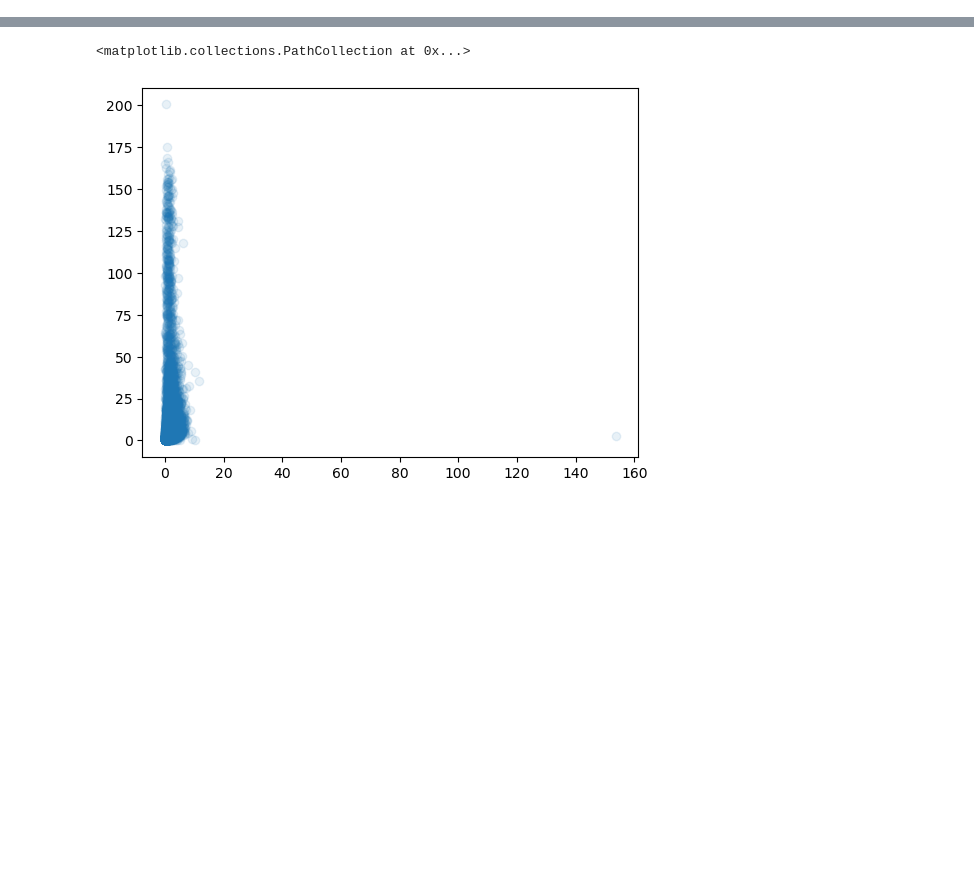
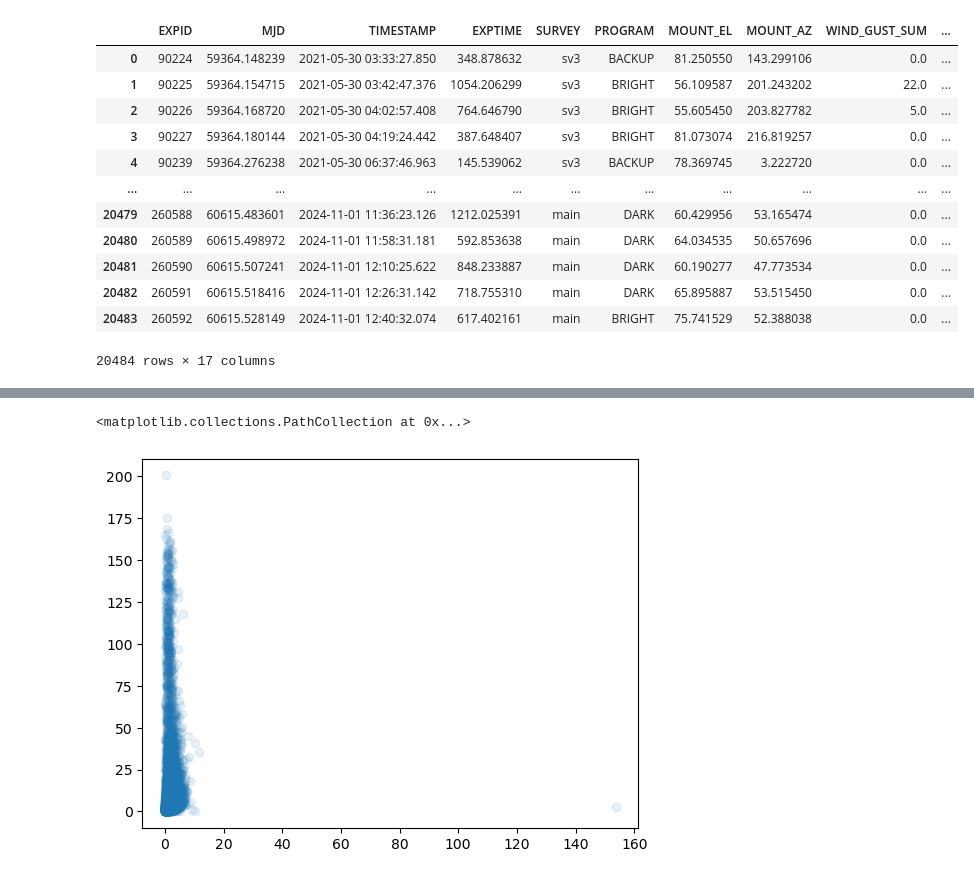
Before and after one commit to forero/wind_effects, a Jupyter notebook: plot_exposure_data.ipynb, the cells around one changed output, grey strips where cells are left out. Cells and saved outputs as stored; diff of their text form; code cells hidden in the pictures; blank space fills up the shorter version.

```diff
--- a/plot_exposure_data.ipynb
+++ b/plot_exposure_data.ipynb
@@ -13,0 +18,16 @@ exposure_table = Table.read('extended_exposure_data.ecsv').to_pandas()
+# %%
+extended_exposure_table
+# %% [output]
+|  | EXPID | MJD | TIMESTAMP | EXPTIME | SURVEY | PROGRAM | MOUNT_EL | MOUNT_AZ | WIND_GUST_SUM | ... |
+| 0 | 90224 | 59364.148239 | 2021-05-30 03:33:27.850 | 348.878632 | sv3 | BACKUP | 81.250550 | 143.299106 | 0.0 | ... |
+| 1 | 90225 | 59364.154715 | 2021-05-30 03:42:47.376 | 1054.206299 | sv3 | BRIGHT | 56.109587 | 201.243202 | 22.0 | ... |
+| 2 | 90226 | 59364.168720 | 2021-05-30 04:02:57.408 | 764.646790 | sv3 | BRIGHT | 55.605450 | 203.827782 | 5.0 | ... |
+| 3 | 90227 | 59364.180144 | 2021-05-30 04:19:24.442 | 387.648407 | sv3 | BRIGHT | 81.073074 | 216.819257 | 0.0 | ... |
+| 4 | 90239 | 59364.276238 | 2021-05-30 06:37:46.963 | 145.539062 | sv3 | BACKUP | 78.369745 | 3.222720 | 0.0 | ... |
+| ... | ... | ... | ... | ... | ... | ... | ... | ... | ... | ... |
+| 20479 | 260588 | 60615.483601 | 2024-11-01 11:36:23.126 | 1212.025391 | main | DARK | 60.429956 | 53.165474 | 0.0 | ... |
+| 20480 | 260589 | 60615.498972 | 2024-11-01 11:58:31.181 | 592.853638 | main | DARK | 64.034535 | 50.657696 | 0.0 | ... |
+| 20481 | 260590 | 60615.507241 | 2024-11-01 12:10:25.622 | 848.233887 | main | DARK | 60.190277 | 47.773534 | 0.0 | ... |
+| 20482 | 260591 | 60615.518416 | 2024-11-01 12:26:31.142 | 718.755310 | main | DARK | 65.895887 | 53.515450 | 0.0 | ... |
+| 20483 | 260592 | 60615.528149 | 2024-11-01 12:40:32.074 | 617.402161 | main | BRIGHT | 75.741529 | 52.388038 | 0.0 | ... |
+20484 rows × 17 columns
```
Also changed, not shown: parts of 14 cells of this notebook.
